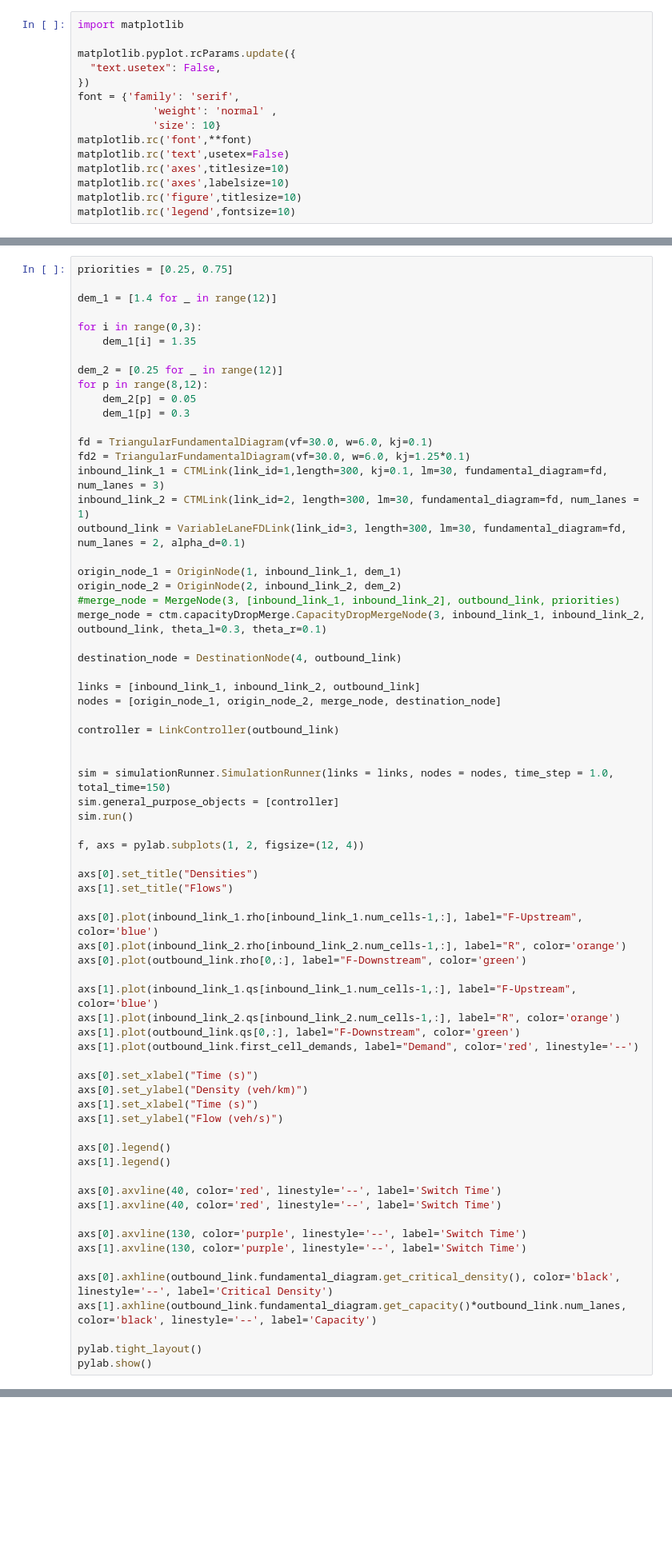
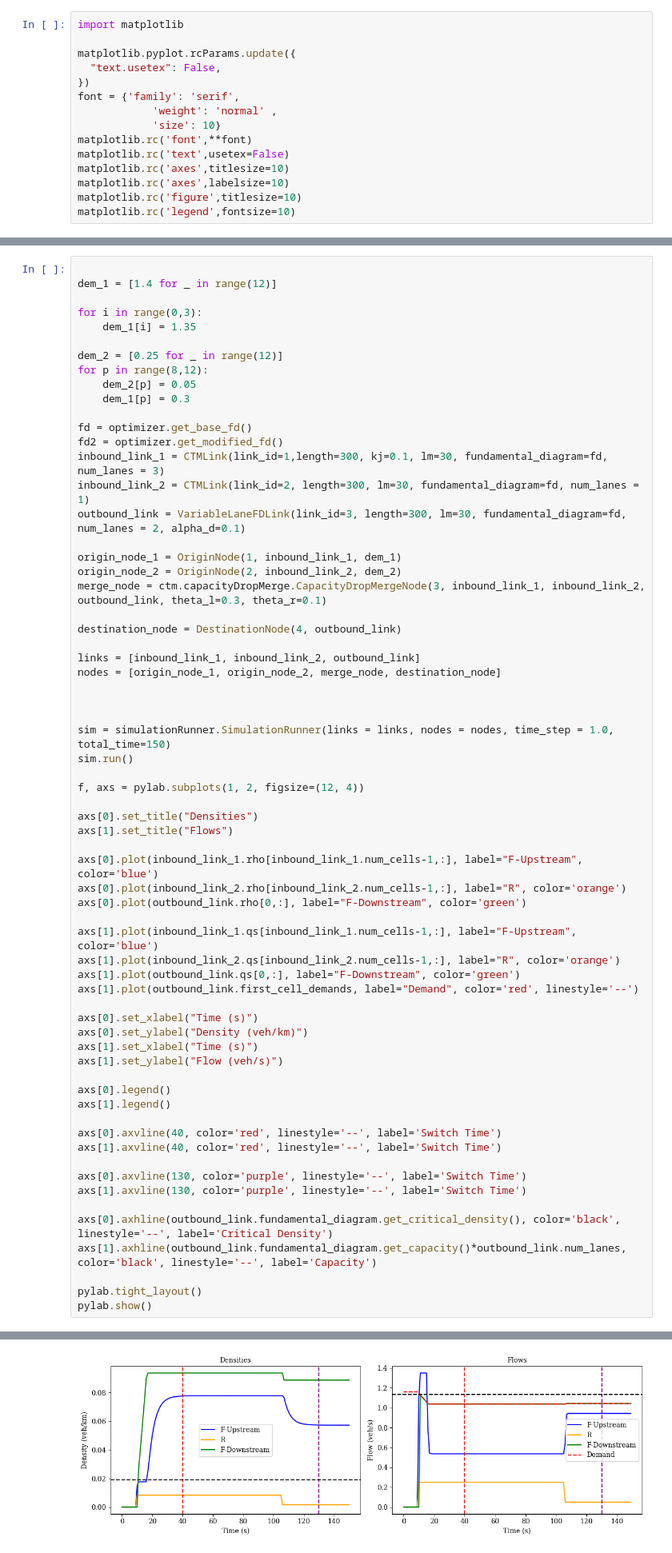
Before and after one commit to felasouza/abmmeso, a Jupyter notebook: samples/shoulder_running/freeway_ctm_example.ipynb, the cells around one changed output, grey strips where cells are left out. Shown at 80% size. Saved outputs shown, nothing was run; the diff lists cells and outputs as text; blank space fills up the shorter version.

```diff
--- a/samples/shoulder_running/freeway_ctm_example.ipynb
+++ b/samples/shoulder_running/freeway_ctm_example.ipynb
@@ -50,5 +37,4 @@ class LinkController:
 # %%
-priorities = [0.25, 0.75]
 
 dem_1 = [1.4 for _ in range(12)]
 
@@ -60,15 +46,14 @@ for p in range(8,12):
     dem_2[p] = 0.05
     dem_1[p] = 0.3
 
-fd = TriangularFundamentalDiagram(vf=30.0, w=6.0, kj=0.1)
-fd2 = TriangularFundamentalDiagram(vf=30.0, w=6.0, kj=1.25*0.1)
+fd = optimizer.get_base_fd()
+fd2 = optimizer.get_modified_fd()
 inbound_link_1 = CTMLink(link_id=1,length=300, kj=0.1, lm=30, fundamental_diagram=fd, num_lanes = 3)
 inbound_link_2 = CTMLink(link_id=2, length=300, lm=30, fundamental_diagram=fd, num_lanes = 1)
 outbound_link = VariableLaneFDLink(link_id=3, length=300, lm=30, fundamental_diagram=fd, num_lanes = 2, alpha_d=0.1)
 
 origin_node_1 = OriginNode(1, inbound_link_1, dem_1)
 origin_node_2 = OriginNode(2, inbound_link_2, dem_2)
-#merge_node = MergeNode(3, [inbound_link_1, inbound_link_2], outbound_link, priorities)
 merge_node = ctm.capacityDropMerge.CapacityDropMergeNode(3, inbound_link_1, inbound_link_2, outbound_link, theta_l=0.3, theta_r=0.1)
 
 destination_node = DestinationNode(4, outbound_link)
@@ -76,11 +61,9 @@ destination_node = DestinationNode(4, outbound_link)
 links = [inbound_link_1, inbound_link_2, outbound_link]
 nodes = [origin_node_1, origin_node_2, merge_node, destination_node]
 
-controller = LinkController(outbound_link)
 
 
 sim = simulationRunner.SimulationRunner(links = links, nodes = nodes, time_step = 1.0, total_time=150)
-sim.general_purpose_objects = [controller]
 sim.run()
 
 f, axs = pylab.subplots(1, 2, figsize=(12, 4))
@@ -121 +103,2 @@ NameError: name 'LinkController' is not defined
+[figure, added]
 # %%
```
Also changed, not shown: parts of 7 cells of this notebook, 2 other files.
